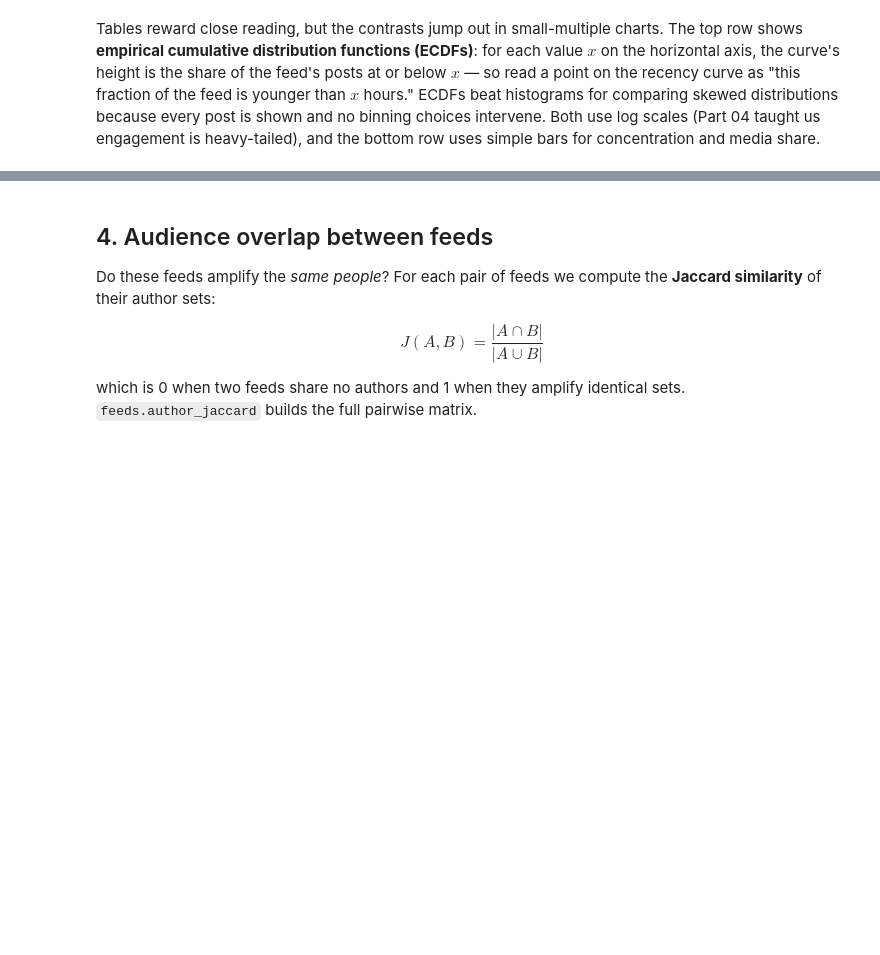
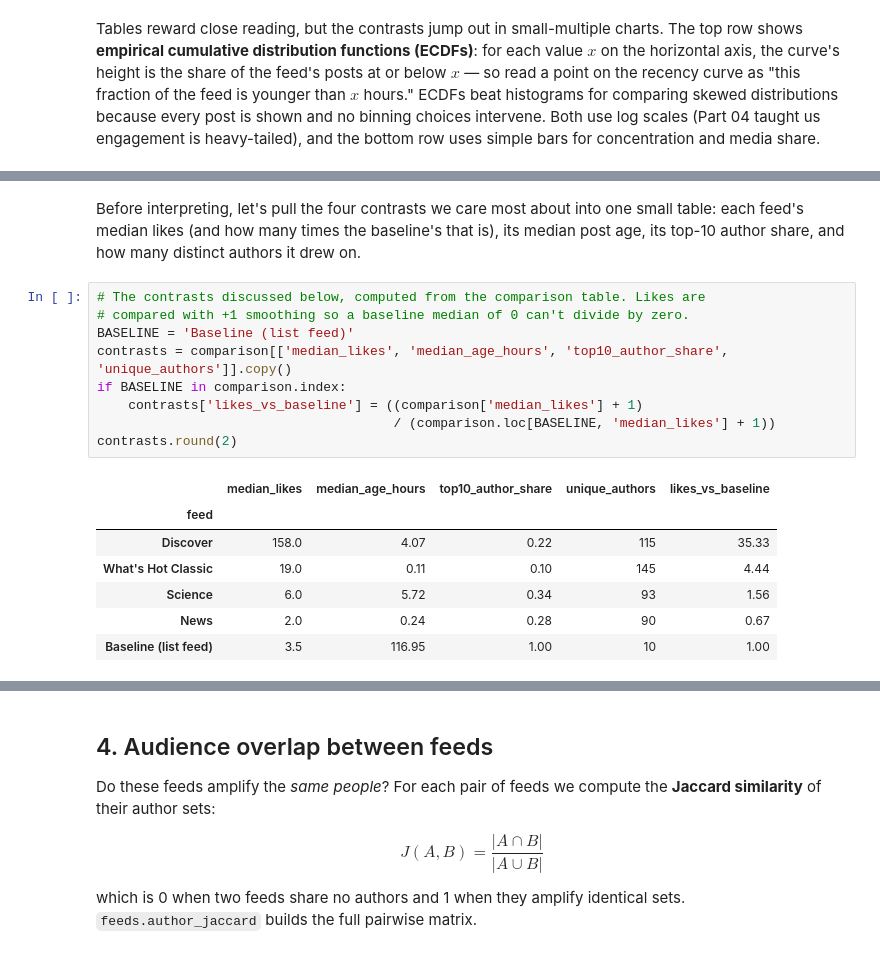
Before and after one commit to brianckeegan/bluesky-datascience, a Jupyter notebook: Notebooks/Part 09 - Algorithmic Curation and Governance/Part 09 - Algorithmic Curation and Governance.ipynb, the cells around one changed output, grey strips where cells are left out. Cells and saved outputs as stored; diff of their text form; blank space fills up the shorter version.

```diff
--- a/Notebooks/Part 09 - Algorithmic Curation and Governance/Part 09 - Algorithmic Curation and Governance.ipynb
+++ b/Notebooks/Part 09 - Algorithmic Curation and Governance/Part 09 - Algorithmic Curation and Governance.ipynb
@@ -379,3 +379,22 @@ fig.savefig(Path('data') / 'feed_composition.png', dpi=150, bbox_inches='tight')
+# %% [markdown]
+Before interpreting, let's pull the four contrasts we care most about into one small table: each feed's median likes (and how many times the baseline's that is), its median post age, its top-10 author share, and how many distinct authors it drew on.
+# %%
+# The contrasts discussed below, computed from the comparison table. Likes are
+# compared with +1 smoothing so a baseline median of 0 can't divide by zero.
+BASELINE = 'Baseline (list feed)'
+contrasts = comparison[['median_likes', 'median_age_hours', 'top10_author_share', 'unique_authors']].copy()
+if BASELINE in comparison.index:
+    contrasts['likes_vs_baseline'] = ((comparison['median_likes'] + 1)
+                                      / (comparison.loc[BASELINE, 'median_likes'] + 1))
+contrasts.round(2)
+# %% [output]
+|  | median_likes | median_age_hours | top10_author_share | unique_authors | likes_vs_baseline |
+| feed |  |  |  |  |  |
+| Discover | 158.0 | 4.07 | 0.22 | 115 | 35.33 |
+| What's Hot Classic | 19.0 | 0.11 | 0.10 | 145 | 4.44 |
+| Science | 6.0 | 5.72 | 0.34 | 93 | 1.56 |
+| News | 2.0 | 0.24 | 0.28 | 90 | 0.67 |
+| Baseline (list feed) | 3.5 | 116.95 | 1.00 | 10 | 1.00 |
 # %% [markdown]
 ### What the differences reveal
 
```
Also changed, not shown: parts of 30 cells of this notebook, 8 other files.
